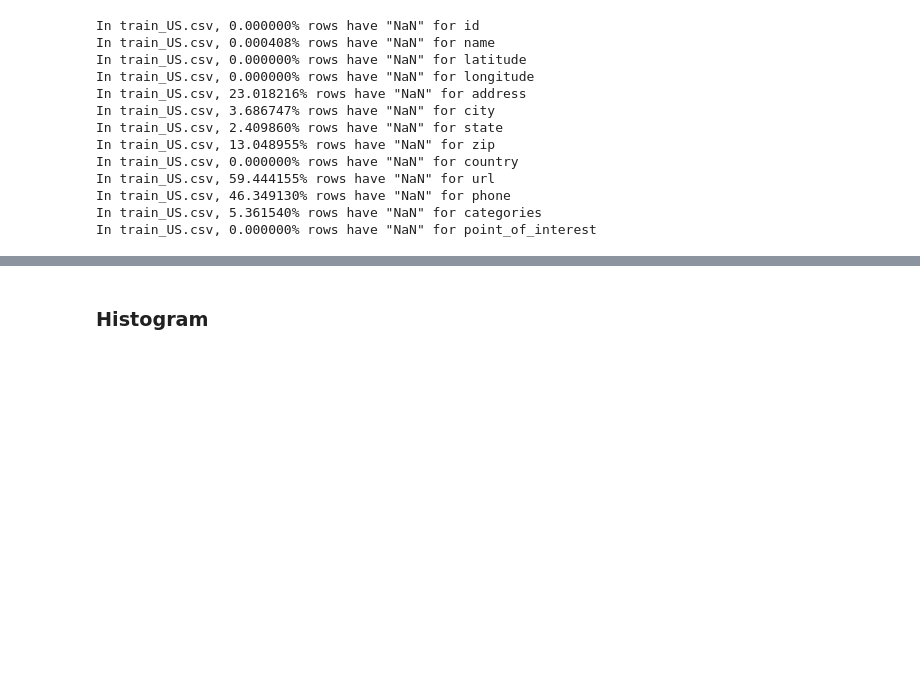
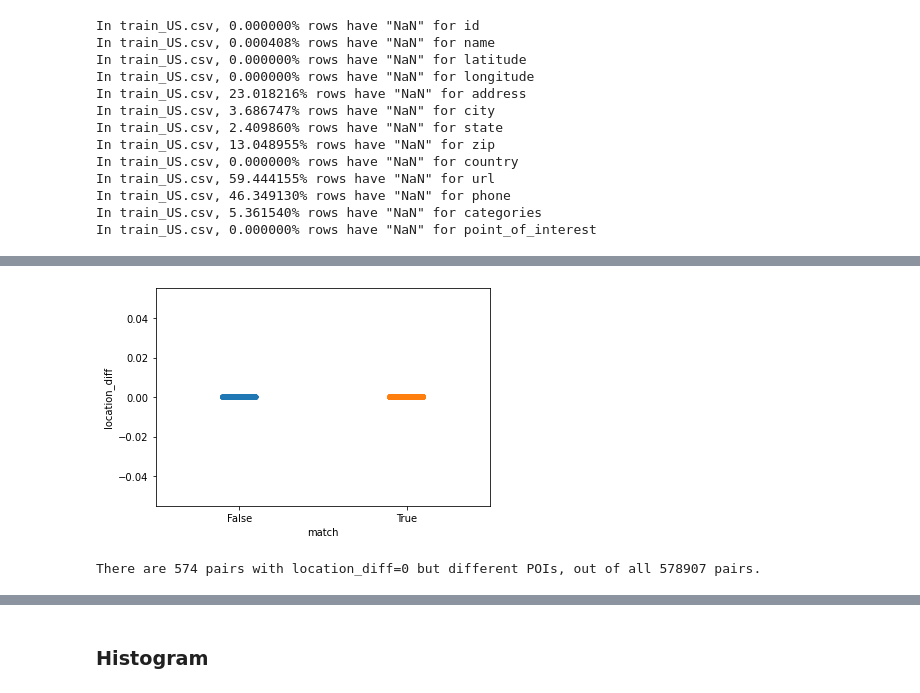
Before and after one commit to gormantt/foursquare-location-matching, a Jupyter notebook: Ling_EDA.ipynb, the cells around one changed output, grey strips where cells are left out. Saved outputs shown, nothing was run; the diff lists cells and outputs as text; code cells hidden in the pictures; blank space fills up the shorter version.

```diff
--- a/Ling_EDA.ipynb
+++ b/Ling_EDA.ipynb
@@ -154,0 +256,9 @@ The features available in `test.csv` include
+# %%
+sns.stripplot(x="match", y="location_diff", data=pairs.loc[pairs.location_diff==0])
+plt.show()
+# %% [output]
+[figure, added]
+# %%
+print('There are',len(pairs.loc[(pairs.location_diff==0) & (pairs.match==False)]),'pairs with location_diff=0 but different POIs, out of all',len(pairs),'pairs.')
+# %% [output]
+There are 574 pairs with location_diff=0 but different POIs, out of all 578907 pairs.
```
Also changed, not shown: parts of 83 cells of this notebook.
